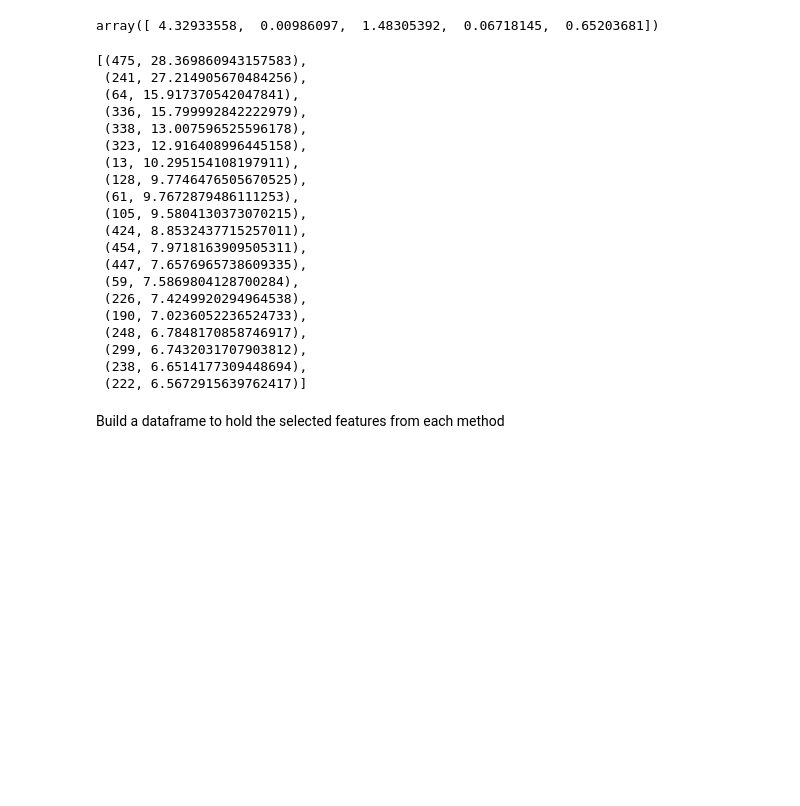
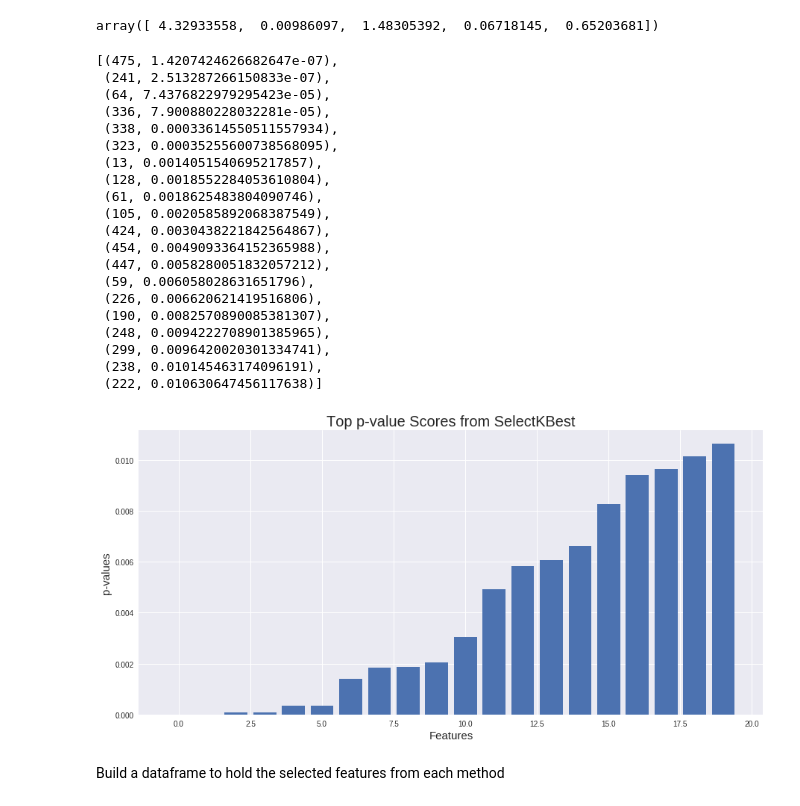
Before and after one commit to godsylla/UCI-Madelon-Dataset, a Jupyter notebook: ipynb/03-Feature_Selection.ipynb, the cells around one changed output. Saved outputs shown, nothing was run; the diff lists cells and outputs as text; code cells hidden in the pictures; blank space fills up the shorter version.

```diff
--- a/ipynb/03-Feature_Selection.ipynb
+++ b/ipynb/03-Feature_Selection.ipynb
@@ -237,30 +197,44 @@ len(feature_scores)
 feature_scores[:5]
 # %% [output]
 array([ 4.32933558,  0.00986097,  1.48305392,  0.06718145,  0.65203681])
+# %%
+madelon_feature_pvalues = list(zip(madelonXtrain.columns, selectk_pipe.named_steps['select'].pvalues_))
 # %%
-top20_selectk_feat = sorted(enumerate(feature_scores), key=lambda x: x[1], reverse=True)[:20]
-top20_selectk_feat
+madelon_top20_feat_pvalues = sorted(madelon_feature_pvalues, key=lambda x: x[1])[:20]
+madelon_top20_feat_pvalues
 # %% [output]
-[(475, 28.369860943157583),
- (241, 27.214905670484256),
- (64, 15.917370542047841),
- (336, 15.799992842222979),
- (338, 13.007596525596178),
- (323, 12.916408996445158),
- (13, 10.295154108197911),
- (128, 9.7746476505670525),
- (61, 9.7672879486111253),
- (105, 9.5804130373070215),
- (424, 8.8532437715257011),
- (454, 7.9718163909505311),
- (447, 7.6576965738609335),
- (59, 7.5869804128700284),
- (226, 7.4249920294964538),
- (190, 7.0236052236524733),
- (248, 6.7848170858746917),
- (299, 6.7432031707903812),
- (238, 6.6514177309448694),
- (222, 6.5672915639762417)]
+[(475, 1.4207424626682647e-07),
+ (241, 2.513287266150833e-07),
+ (64, 7.4376822979295423e-05),
+ (336, 7.900880228032281e-05),
+ (338, 0.00033614550511557934),
+ (323, 0.00035255600738568095),
+ (13, 0.0014051540695217857),
+ (128, 0.0018552284053610804),
+ (61, 0.0018625483804090746),
+ (105, 0.0020585892068387549),
+ (424, 0.0030438221842564867),
+ (454, 0.0049093364152365988),
+ (447, 0.0058280051832057212),
+ (59, 0.006058028631651796),
+ (226, 0.006620621419516806),
+ (190, 0.0082570890085381307),
+ (248, 0.0094222708901385965),
+ (299, 0.0096420020301334741),
+ (238, 0.010145463174096191),
+ (222, 0.010630647456117638)]
+# %%
+madelon_top20_pvalue_indices = [(x[0]) for x in madelon_top20_feat_pvalues]
+madelon_top20_pvalues = [x[1] for x in madelon_top20_feat_pvalues]
+# %%
+plt.figure(figsize=(15,7))
+plt.bar(left=[i for i in range(20)], height=madelon_top20_pvalues)
+plt.xlabel('Features', size=15)
+plt.ylabel('p-values', size=15)
+plt.title('Top p-value Scores from SelectKBest', size=20)
+plt.show()
+# %% [output]
+[figure, added]
 # %% [markdown]
 Build a dataframe to hold the selected features from each method
 # %%
```
Also changed, not shown: parts of 2 cells of this notebook, 9 other files.
